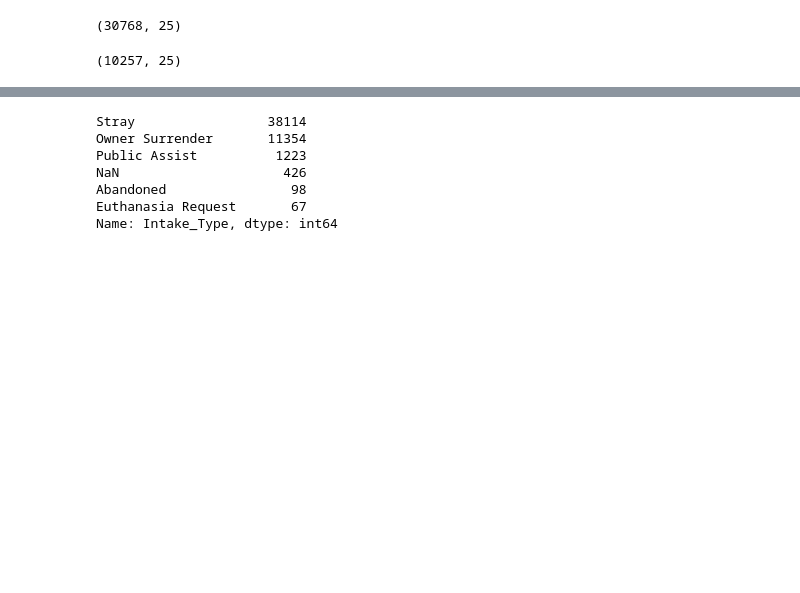
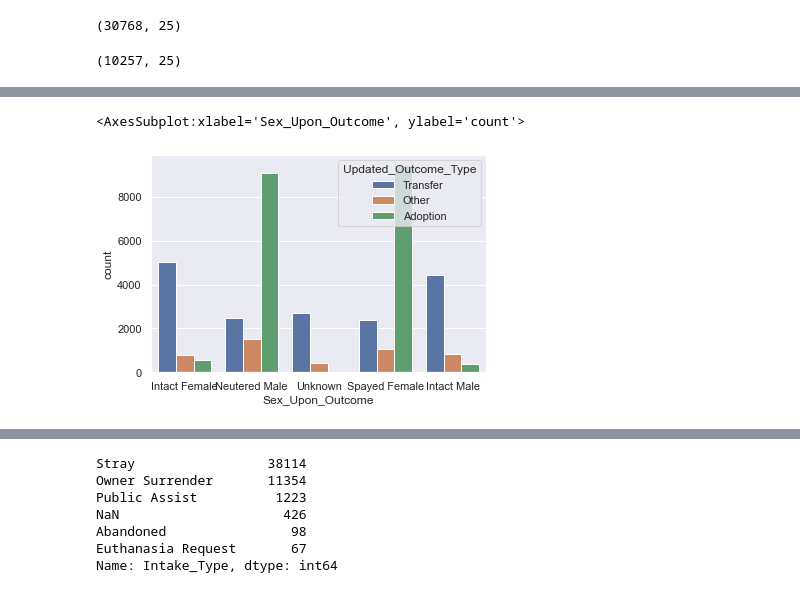
Before and after one commit to cttlc2u/proj3_atxac, a Jupyter notebook: KNN_ATXAC.ipynb, the cells around one changed output, grey strips where cells are left out. Saved outputs shown, nothing was run; the diff lists cells and outputs as text; code cells hidden in the pictures; blank space fills up the shorter version.

```diff
--- a/KNN_ATXAC.ipynb
+++ b/KNN_ATXAC.ipynb
@@ -55,0 +70,5 @@ X_val.shape
+# %%
+sns.countplot(x = X_train_val['Sex_Upon_Outcome'], hue=y_train_val, data=pd.concat([X_train_val,y_train_val],axis=1))
+# %% [output]
+<AxesSubplot:xlabel='Sex_Upon_Outcome', ylabel='count'>
+[figure, added]
```
Also changed, not shown: parts of 17 cells of this notebook, 2 other files.
